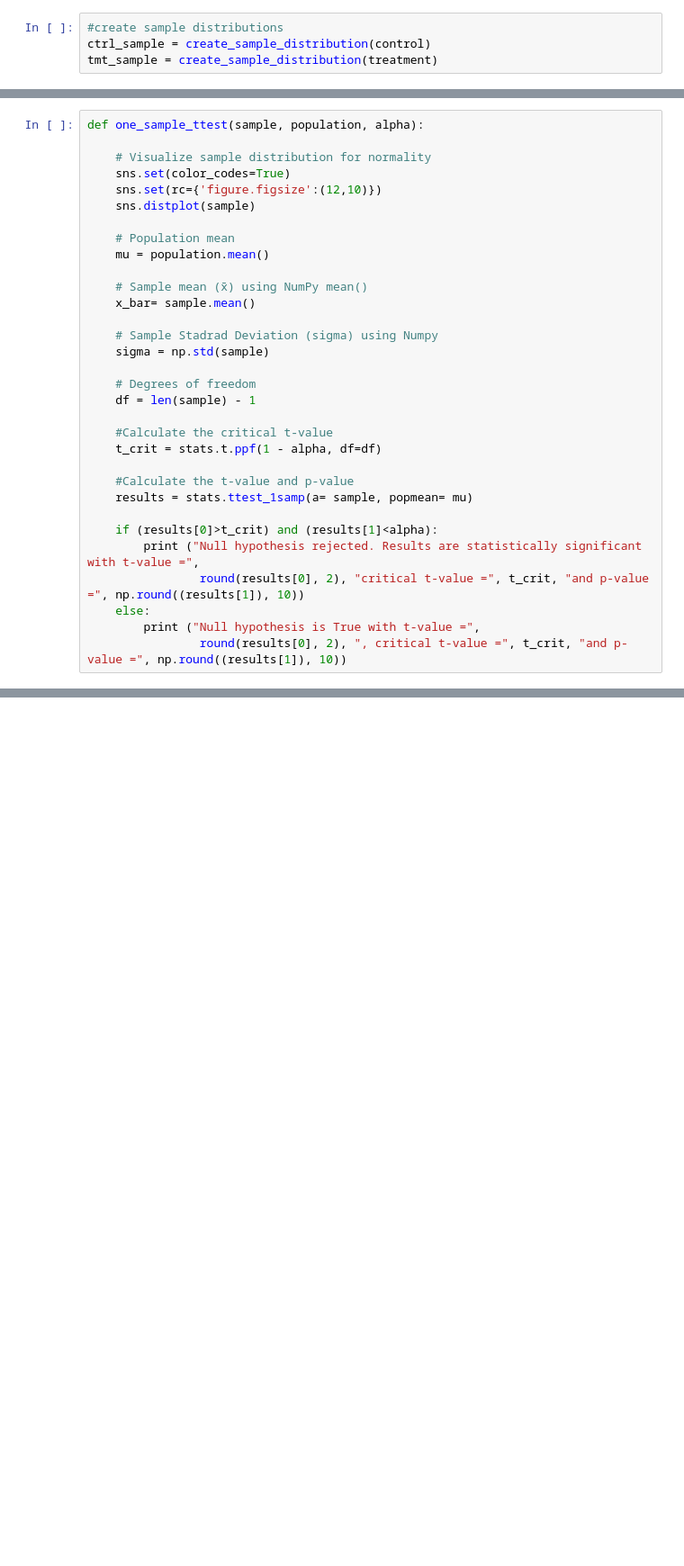
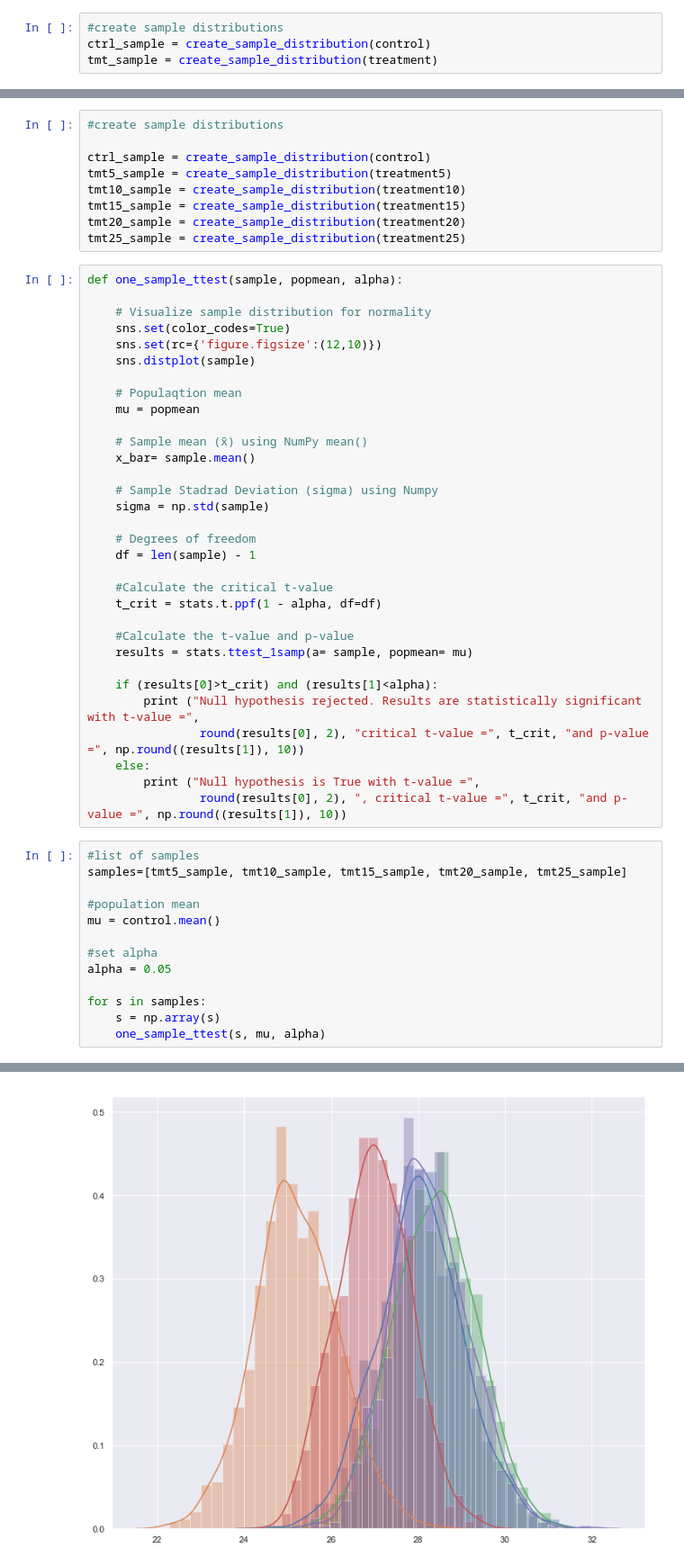
Before and after one commit to miyamuse/dsc-2-final-project-online-ds-sp-000, a Jupyter notebook: project.ipynb, the cells around one changed output, grey strips where cells are left out. Shown: that part at 90% size. Saved outputs shown, nothing was run; the diff lists cells and outputs as text; blank space fills up the shorter version.

```diff
--- a/project.ipynb
+++ b/project.ipynb
@@ -345,13 +471,22 @@ plt.legend(frameon=False, fontsize=11, loc='best')
+# %%
+#create sample distributions
+
+ctrl_sample = create_sample_distribution(control)
+tmt5_sample = create_sample_distribution(treatment5)
+tmt10_sample = create_sample_distribution(treatment10)
+tmt15_sample = create_sample_distribution(treatment15)
+tmt20_sample = create_sample_distribution(treatment20)
+tmt25_sample = create_sample_distribution(treatment25)
 # %%
-def one_sample_ttest(sample, population, alpha):
+def one_sample_ttest(sample, popmean, alpha):
 
     # Visualize sample distribution for normality
     sns.set(color_codes=True)
     sns.set(rc={'figure.figsize':(12,10)})
     sns.distplot(sample)
 
-    # Population mean
-    mu = population.mean()
+    # Populaqtion mean
+    mu = popmean
 
     # Sample mean (x̄) using NumPy mean()
     x_bar= sample.mean()
@@ -374,3 +509,17 @@ def one_sample_ttest(sample, population, alpha):
     else:
         print ("Null hypothesis is True with t-value =",
                 round(results[0], 2), ", critical t-value =", t_crit, "and p-value =", np.round((results[1]), 10))
+# %%
+#list of samples
+samples=[tmt5_sample, tmt10_sample, tmt15_sample, tmt20_sample, tmt25_sample]
+
+#population mean
+mu = control.mean()
+
+#set alpha
+alpha = 0.05
+
+for s in samples:
+    s = np.array(s)
+    one_sample_ttest(s, mu, alpha)
+# %% [output]
@@ -376,0 +531 @@ def one_sample_ttest(sample, population, alpha):
+[figure, added]
```
Also changed, not shown: parts of 25 cells of this notebook.
